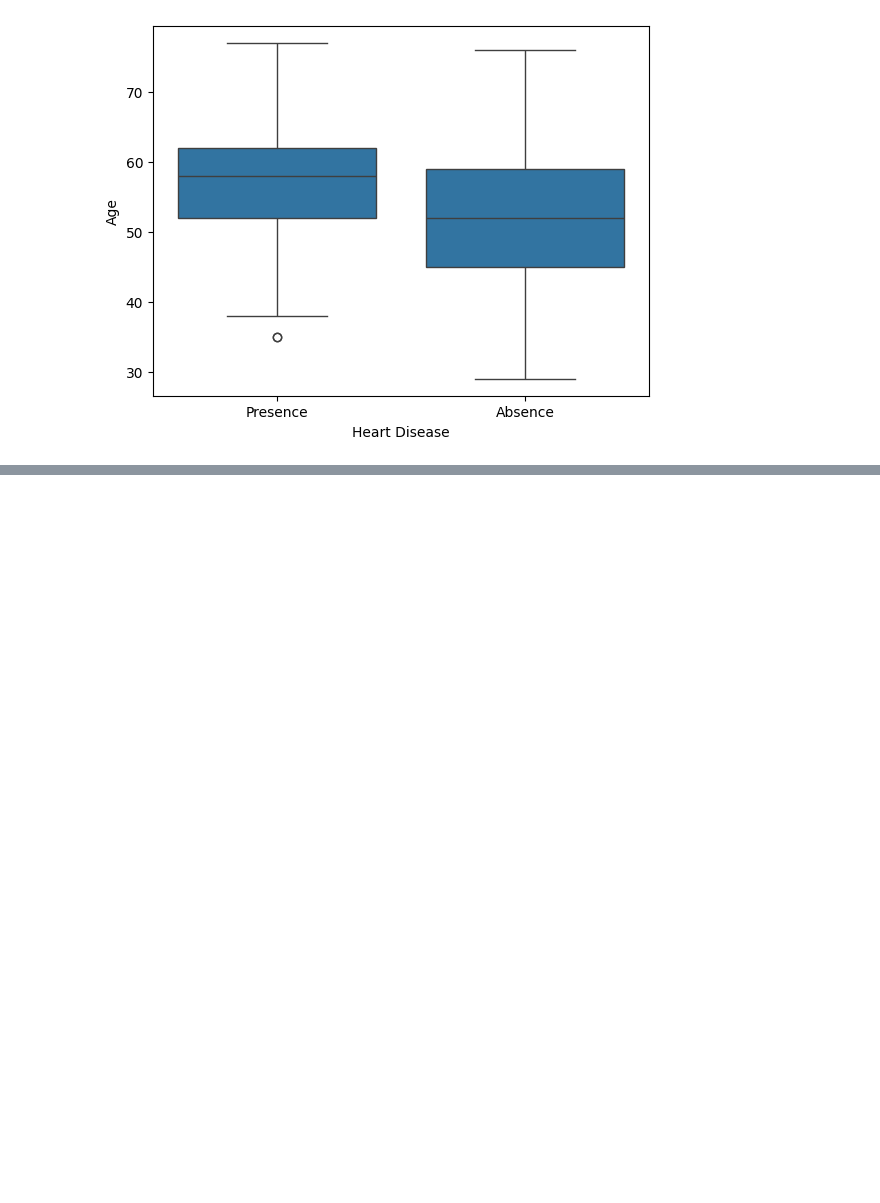
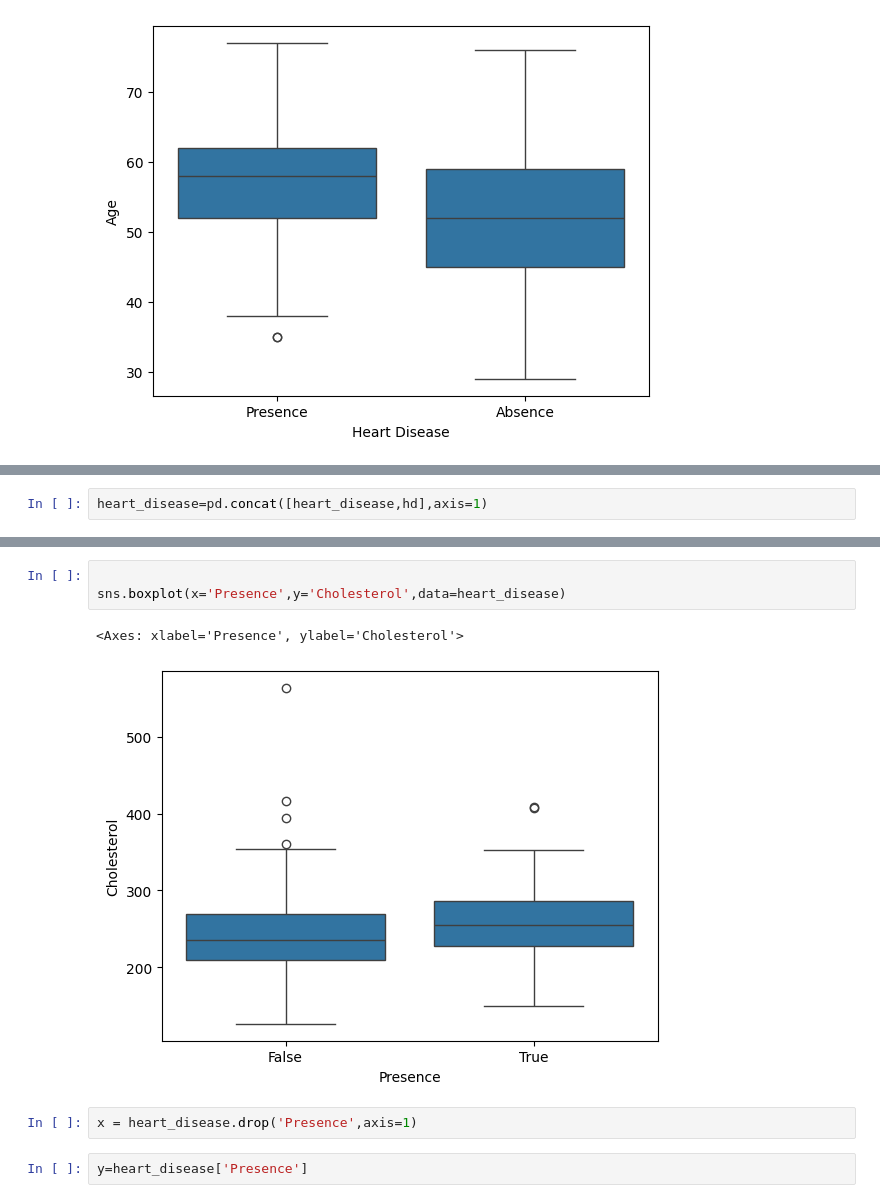
Before and after one commit to Bipan-git/Machine-Learning, a Jupyter notebook: day3_practice.ipynb, the cells around one changed output, grey strips where cells are left out. Cells and saved outputs as stored; diff of their text form; blank space fills up the shorter version.

```diff
--- a/day3_practice.ipynb
+++ b/day3_practice.ipynb
@@ -109,0 +126,2 @@ sns.boxplot(x='Heart Disease',y = 'Age',data=heart_disease)
+# %%
+heart_disease=pd.concat([heart_disease,hd],axis=1)
@@ -109,0 +144,10 @@ sns.boxplot(x='Heart Disease',y = 'Age',data=heart_disease)
+# %%
+
+sns.boxplot(x='Presence',y='Cholesterol',data=heart_disease)
+# %% [output]
+<Axes: xlabel='Presence', ylabel='Cholesterol'>
+[figure, added]
+# %%
+x = heart_disease.drop('Presence',axis=1)
+# %%
+y=heart_disease['Presence']
```
Also changed, not shown: parts of 17 cells of this notebook.
